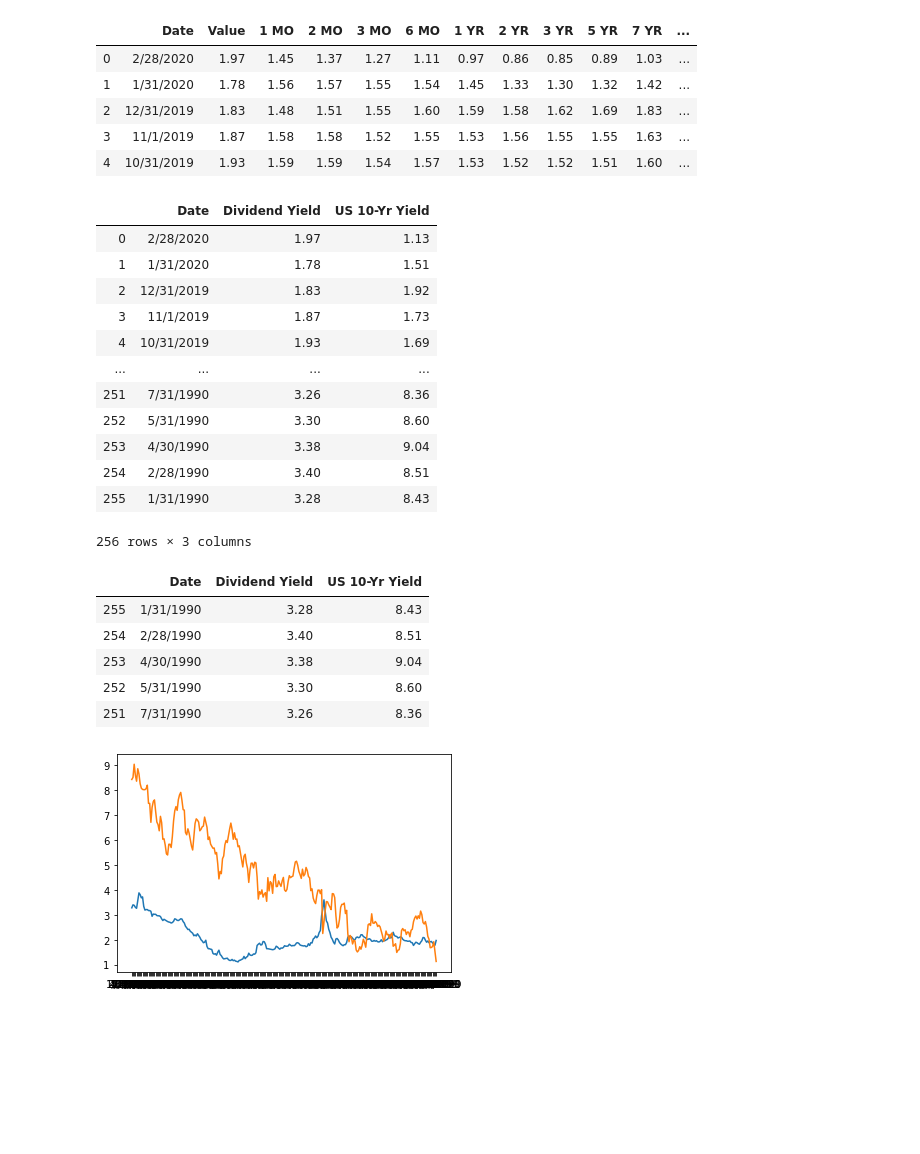
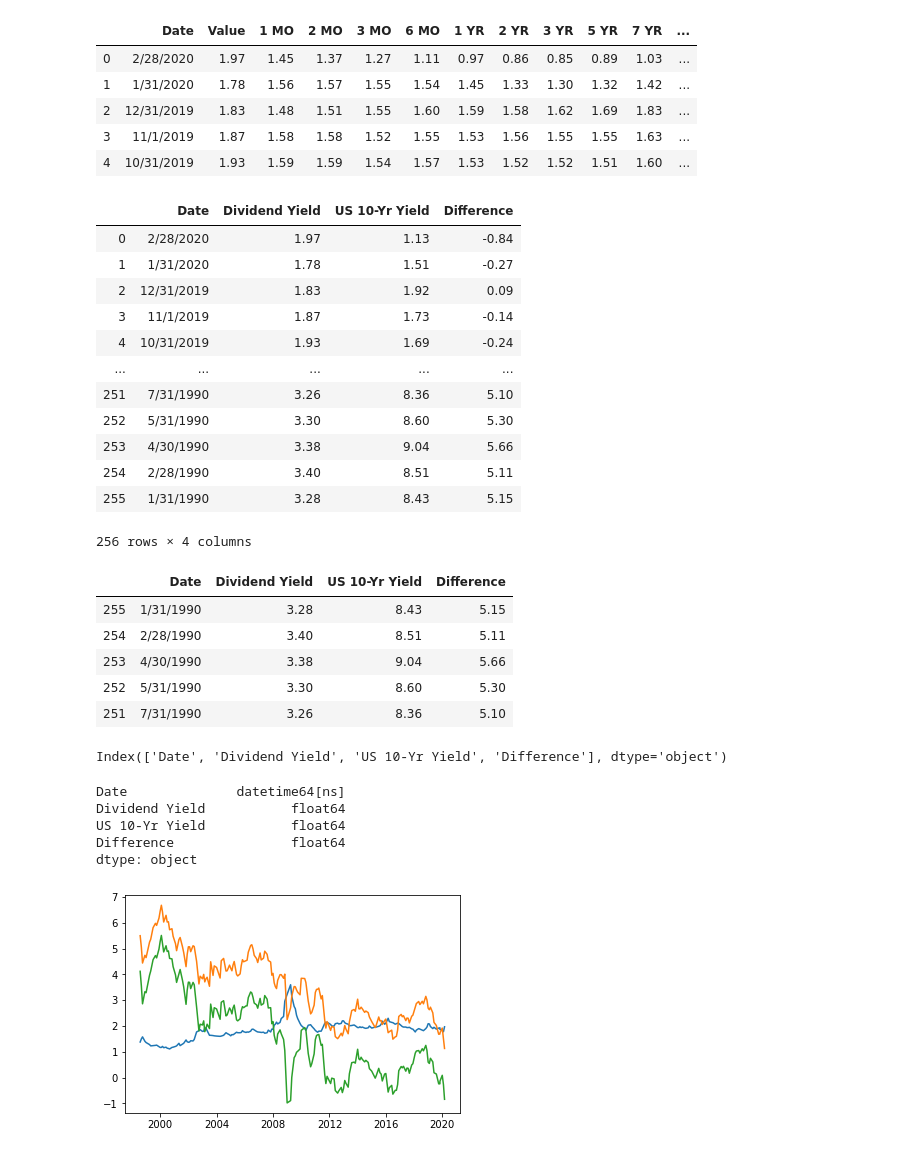
Before and after one commit to benji0815/Economic-Downturn-Data-Analysis, a Jupyter notebook: dev/gary/S&P_500_div_yield_month_vs_US_Yield_Curve.ipynb, the cells around one changed output. Cells and saved outputs as stored; diff of their text form; code cells hidden in the pictures; blank space fills up the shorter version.

```diff
--- a/dev/gary/S&P_500_div_yield_month_vs_US_Yield_Curve.ipynb
+++ b/dev/gary/S&P_500_div_yield_month_vs_US_Yield_Curve.ipynb
@@ -35,30 +38,37 @@ yields_monthly_df.head()
 yields_monthly_df = pd.DataFrame({
     "Date": yields_monthly_df["Date"],
     "Dividend Yield": yields_monthly_df["Value"],
-    "US 10-Yr Yield": yields_monthly_df["10 YR"]
+    "US 10-Yr Yield": yields_monthly_df["10 YR"],
+    "Difference": yields_monthly_df["10 YR"] - yields_monthly_df["Value"],
 })
 yields_monthly_df
 # %% [output]
-|  | Date | Dividend Yield | US 10-Yr Yield |
-| 0 | 2/28/2020 | 1.97 | 1.13 |
-| 1 | 1/31/2020 | 1.78 | 1.51 |
-| 2 | 12/31/2019 | 1.83 | 1.92 |
-| 3 | 11/1/2019 | 1.87 | 1.73 |
-| 4 | 10/31/2019 | 1.93 | 1.69 |
-| ... | ... | ... | ... |
-| 251 | 7/31/1990 | 3.26 | 8.36 |
-| 252 | 5/31/1990 | 3.30 | 8.60 |
-| 253 | 4/30/1990 | 3.38 | 9.04 |
-| 254 | 2/28/1990 | 3.40 | 8.51 |
-| 255 | 1/31/1990 | 3.28 | 8.43 |
+|  | Date | Dividend Yield | US 10-Yr Yield | Difference |
+| 0 | 2/28/2020 | 1.97 | 1.13 | -0.84 |
+| 1 | 1/31/2020 | 1.78 | 1.51 | -0.27 |
+| 2 | 12/31/2019 | 1.83 | 1.92 | 0.09 |
+| 3 | 11/1/2019 | 1.87 | 1.73 | -0.14 |
+| 4 | 10/31/2019 | 1.93 | 1.69 | -0.24 |
+| ... | ... | ... | ... | ... |
+| 251 | 7/31/1990 | 3.26 | 8.36 | 5.10 |
+| 252 | 5/31/1990 | 3.30 | 8.60 | 5.30 |
+| 253 | 4/30/1990 | 3.38 | 9.04 | 5.66 |
+| 254 | 2/28/1990 | 3.40 | 8.51 | 5.11 |
+| 255 | 1/31/1990 | 3.28 | 8.43 | 5.15 |
-256 rows × 3 columns
+256 rows × 4 columns
 # %%
-yields_monthly_df = yields_monthly_df.sort_index(axis=0,ascending=False)
-yields_monthly_df.head()
+yields_monthly_df_sorted = yields_monthly_df.sort_index(axis=0,ascending=False)
+yields_monthly_df_sorted.head()
 # %% [output]
-|  | Date | Dividend Yield | US 10-Yr Yield |
-| 255 | 1/31/1990 | 3.28 | 8.43 |
-| 254 | 2/28/1990 | 3.40 | 8.51 |
-| 253 | 4/30/1990 | 3.38 | 9.04 |
-| 252 | 5/31/1990 | 3.30 | 8.60 |
-| 251 | 7/31/1990 | 3.26 | 8.36 |
+|  | Date | Dividend Yield | US 10-Yr Yield | Difference |
+| 255 | 1/31/1990 | 3.28 | 8.43 | 5.15 |
+| 254 | 2/28/1990 | 3.40 | 8.51 | 5.11 |
+| 253 | 4/30/1990 | 3.38 | 9.04 | 5.66 |
+| 252 | 5/31/1990 | 3.30 | 8.60 | 5.30 |
+| 251 | 7/31/1990 | 3.26 | 8.36 | 5.10 |
+# %%
+yields_monthly_df_sorted.columns
+# %% [output]
+Index(['Date', 'Dividend Yield', 'US 10-Yr Yield', 'Difference'], dtype='object')
+# %%
+yields_monthly_df_sorted["Date"] = pd.to_datetime(yields_monthly_df_sorted["Date"])
@@ -65,6 +78,18 @@ yields_monthly_df.head()
+# %%
+yields_monthly_2000_df = yields_monthly_df_sorted.loc[(yields_monthly_df_sorted["Date"] >= "1998-07-31")
+                                               & (yields_monthly_df_sorted["Date"] <= "2020-02-28")]
+#yields_monthly_2008_df = yields_monthly_df.loc[yields_monthly_df["Date"] <= "2000-07-31", :]
+yields_monthly_2000_df.head()
+# %% [output]
+Date              datetime64[ns]
+Dividend Yield           float64
+US 10-Yr Yield           float64
+Difference               float64
+dtype: object
 # %%
-plt.plot(yields_monthly_df["Date"], yields_monthly_df["Dividend Yield"])
-plt.plot(yields_monthly_df["Date"], yields_monthly_df["US 10-Yr Yield"])
+plt.plot(yields_monthly_2000_df["Date"], yields_monthly_2000_df["Dividend Yield"])
+plt.plot(yields_monthly_2000_df["Date"], yields_monthly_2000_df["US 10-Yr Yield"])
+plt.plot(yields_monthly_2000_df["Date"], yields_monthly_2000_df["Difference"])
 plt.show()
 # %% [output]
-[figure, old version]
+[figure, new version]
```
Also changed, not shown: parts of 2 cells of this notebook, 3 other files.
